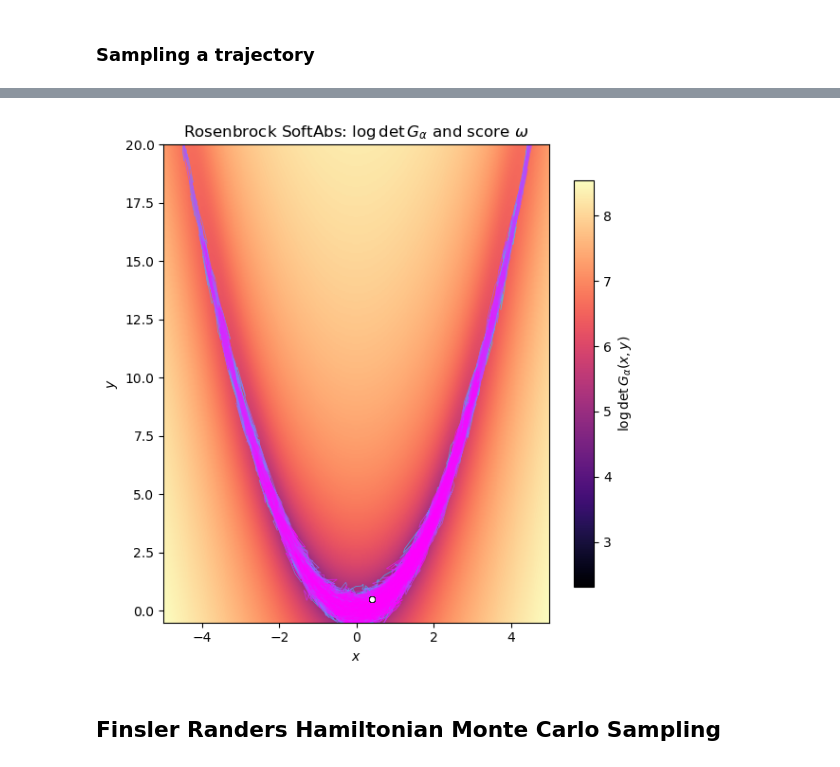
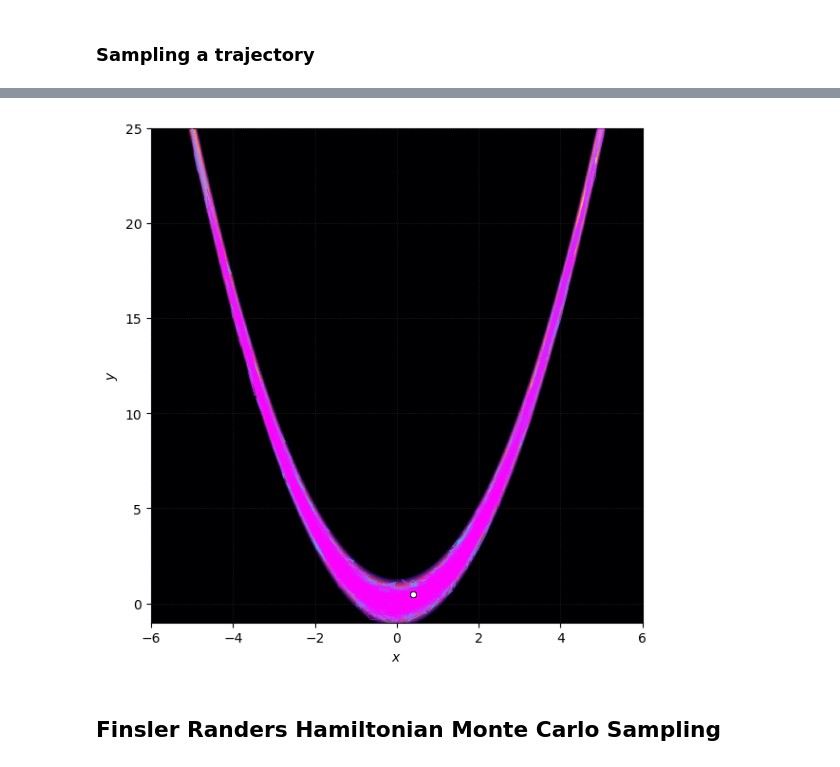
Before and after one commit to abelmaxv/geodesic_toolbox, a Jupyter notebook: internship_experiments/rosenbrock_sampling.ipynb, the cells around one changed output, grey strips where cells are left out. Saved outputs shown, nothing was run; the diff lists cells and outputs as text; code cells hidden in the pictures.

Commit message:
update image style

```diff
--- a/internship_experiments/rosenbrock_sampling.ipynb
+++ b/internship_experiments/rosenbrock_sampling.ipynb
@@ -108,58 +99,46 @@ Acceptance rate: 0.5117
 # %%
-grid_fine   = 400
-grid_coarse = 18
+grid_fine = 400
 
-xg = np.linspace(-5, 5, grid_fine)
-yg = np.linspace(-0.5, 20, grid_fine)
+xg = np.linspace(-6, 6, grid_fine)
+yg = np.linspace(-1, 25, grid_fine)
 xx, yy = np.meshgrid(xg, yg)
 
-xg_c = np.linspace(-5, 5, grid_coarse)
-yg_c = np.linspace(-0.5, 20, grid_coarse)
-xx_c, yy_c = np.meshgrid(xg_c, yg_c)
-pts_c_flat = np.stack([xx_c.ravel(), yy_c.ravel()], axis=1)
-
-pts_fine   = torch.tensor(np.stack([xx.ravel(), yy.ravel()], axis=1), dtype=torch.float32)
-pts_coarse = torch.tensor(pts_c_flat, dtype=torch.float32)
-
-score  = RosenbrockScore()
-cometric = RosenbrockSoftAbs()
-
-with torch.no_grad():
-    G         = cometric.metric_tensor(pts_fine)
-    det_G     = torch.linalg.det(G).numpy()
-    score_vecs = score(pts_coarse).detach().numpy()
-
-log_det_G = np.log(det_G).reshape(grid_fine, grid_fine)
+log_pi  = -(100 * (yy - xx**2)**2 + (1 - xx)**2) / 20
+vmax_pi = np.percentile(log_pi, 99)
+vmin_pi = np.percentile(log_pi, 92)
 
 fig, ax = plt.subplots(figsize=(6, 6))
 
 im = ax.imshow(
-    log_det_G,
+    log_pi,
     origin="lower",
     extent=[xg.min(), xg.max(), yg.min(), yg.max()],
     cmap="magma",
     aspect="auto",
+    vmin=vmin_pi,
+    vmax=vmax_pi,
+    zorder=0,
 )
 
-# --- Trajectories ---
 colors = cm.cool(np.linspace(0.2, 1.0, traj_rhmc.shape[0]))
 for i in range(traj_rhmc.shape[0]):
     ax.plot(traj_rhmc[i, :, 0].numpy(), traj_rhmc[i, :, 1].numpy(),
-            c=colors[i], linewidth=0.6, alpha=0.7)
+            c=colors[i], linewidth=0.6, alpha=0.7, zorder=3)
 
 ax.scatter(traj_rhmc[:, 0, 0].numpy(), traj_rhmc[:, 0, 1].numpy(),
            c="white", s=20, zorder=5, edgecolors="black", linewidths=0.5)
 
-fig.colorbar(im, ax=ax, label=r"$\log \det G_{\alpha}(x, y)$", shrink=0.85)
-ax.set_title(r"Rosenbrock SoftAbs: $\log \det G_{\alpha}$ and score $\omega$")
+ax.grid(True, linestyle=":", linewidth=0.5, color="white", alpha=0.2)
+ax.set_axisbelow(False)
+
 ax.set_xlabel("$x$")
 ax.set_ylabel("$y$")
 ax.set_xlim(xg.min(), xg.max())
 ax.set_ylim(yg.min(), yg.max())
 plt.tight_layout()
 plt.show()
 # %% [output]
-[figure, old version]
+[figure, new version]
 # %% [markdown]
 ## Finsler Randers Hamiltonian Monte Carlo Sampling
 # %%
```
Also changed, not shown: parts of 8 cells of this notebook.
